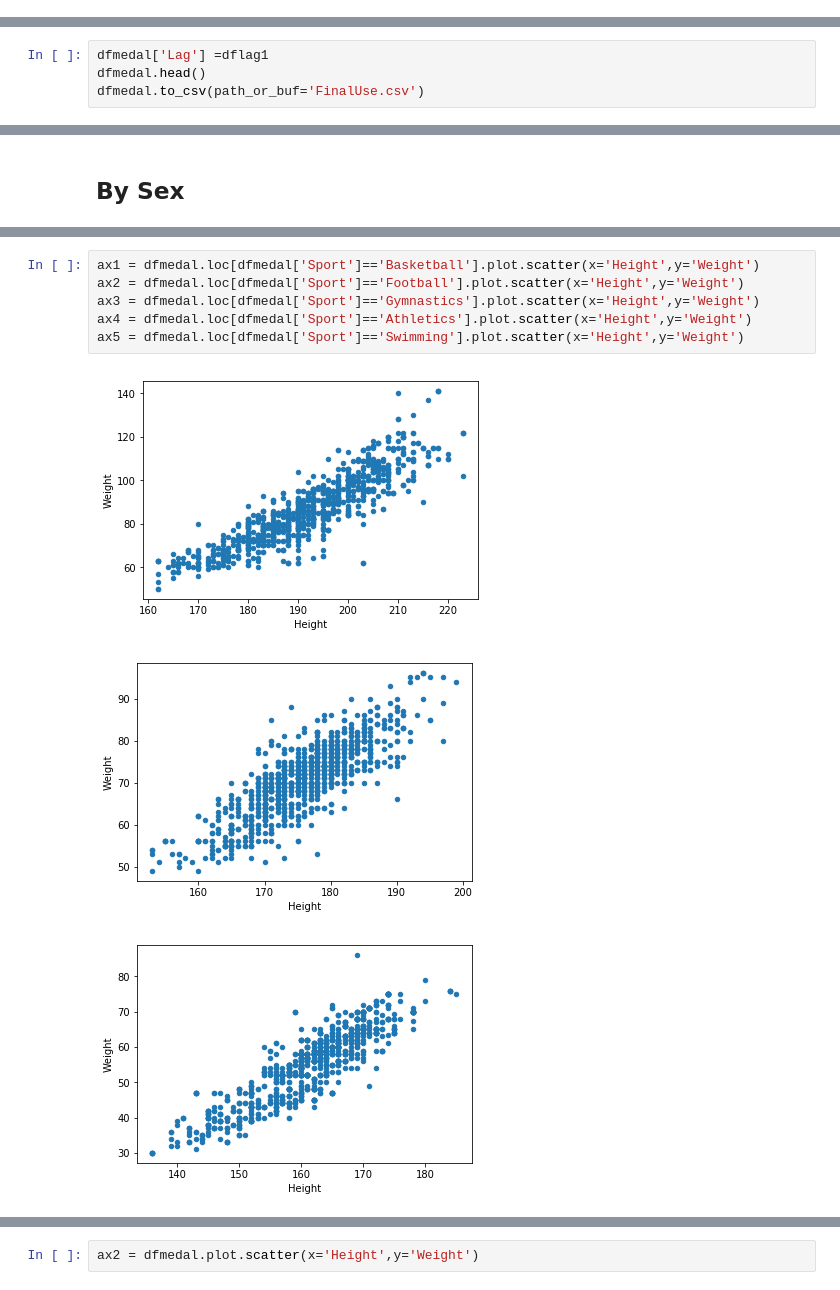
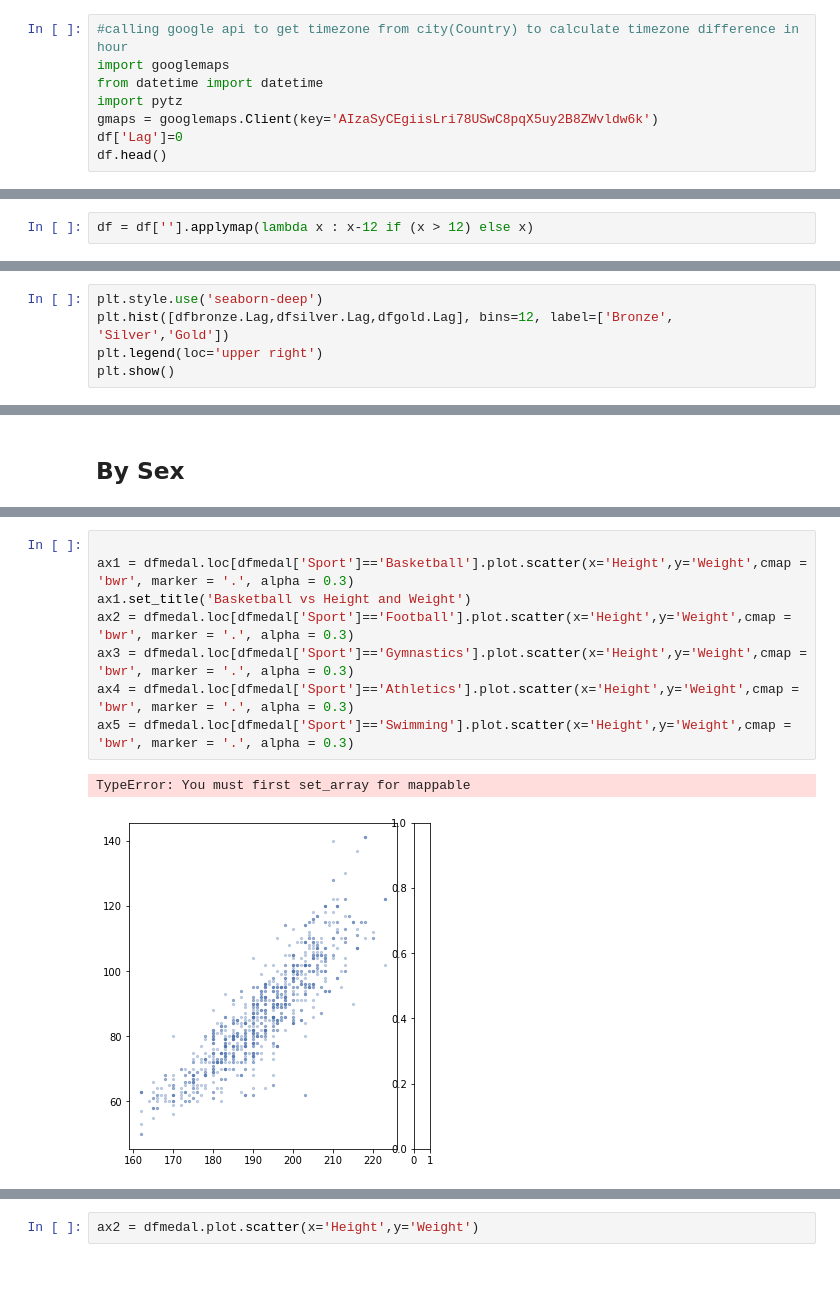
Before and after one commit to harryhancanada/learning, a Jupyter notebook: TeamProjectHarry.ipynb, the cells around one changed output, grey strips where cells are left out. Cells and saved outputs as stored; diff of their text form.

```diff
--- a/TeamProjectHarry.ipynb
+++ b/TeamProjectHarry.ipynb
@@ -71,0 +92,8 @@ memory usage: 12.2+ MB
+# %%
+#calling google api to get timezone from city(Country) to calculate timezone difference in hour
+import googlemaps
+from datetime import datetime
+import pytz
+gmaps = googlemaps.Client(key='AIzaSyCEgiisLri78USwC8pqX5uy2B8ZWvldw6k')
+df['Lag']=0
+df.head()
@@ -71,0 +121,2 @@ memory usage: 12.2+ MB
+# %%
+df = df[''].applymap(lambda x : x-12 if (x > 12) else x)
@@ -142,4 +324,0 @@ dflag1.head()
-# %%
-dfmedal['Lag'] =dflag1
-dfmedal.head()
-dfmedal.to_csv(path_or_buf='FinalUse.csv')
@@ -207,0 +387,5 @@ df1.head()
+# %%
+plt.style.use('seaborn-deep')
+plt.hist([dfbronze.Lag,dfsilver.Lag,dfgold.Lag], bins=12, label=['Bronze', 'Silver','Gold'])
+plt.legend(loc='upper right')
+plt.show()
@@ -286,10 +477,11 @@ age1.plot(title='BMI by sports')
 # %%
-ax1 = dfmedal.loc[dfmedal['Sport']=='Basketball'].plot.scatter(x='Height',y='Weight')
-ax2 = dfmedal.loc[dfmedal['Sport']=='Football'].plot.scatter(x='Height',y='Weight')
-ax3 = dfmedal.loc[dfmedal['Sport']=='Gymnastics'].plot.scatter(x='Height',y='Weight')
-ax4 = dfmedal.loc[dfmedal['Sport']=='Athletics'].plot.scatter(x='Height',y='Weight')
-ax5 = dfmedal.loc[dfmedal['Sport']=='Swimming'].plot.scatter(x='Height',y='Weight')
+
+ax1 = dfmedal.loc[dfmedal['Sport']=='Basketball'].plot.scatter(x='Height',y='Weight',cmap = 'bwr', marker = '.', alpha = 0.3)
+ax1.set_title('Basketball vs Height and Weight')
+ax2 = dfmedal.loc[dfmedal['Sport']=='Football'].plot.scatter(x='Height',y='Weight',cmap = 'bwr', marker = '.', alpha = 0.3)
+ax3 = dfmedal.loc[dfmedal['Sport']=='Gymnastics'].plot.scatter(x='Height',y='Weight',cmap = 'bwr', marker = '.', alpha = 0.3)
+ax4 = dfmedal.loc[dfmedal['Sport']=='Athletics'].plot.scatter(x='Height',y='Weight',cmap = 'bwr', marker = '.', alpha = 0.3)
+ax5 = dfmedal.loc[dfmedal['Sport']=='Swimming'].plot.scatter(x='Height',y='Weight',cmap = 'bwr', marker = '.', alpha = 0.3)
 # %% [output]
+TypeError: You must first set_array for mappable
-[figure, old version]
+[figure, new version]
-[figure, removed]
-[figure, removed]
```
Also changed, not shown: parts of 57 cells of this notebook.
